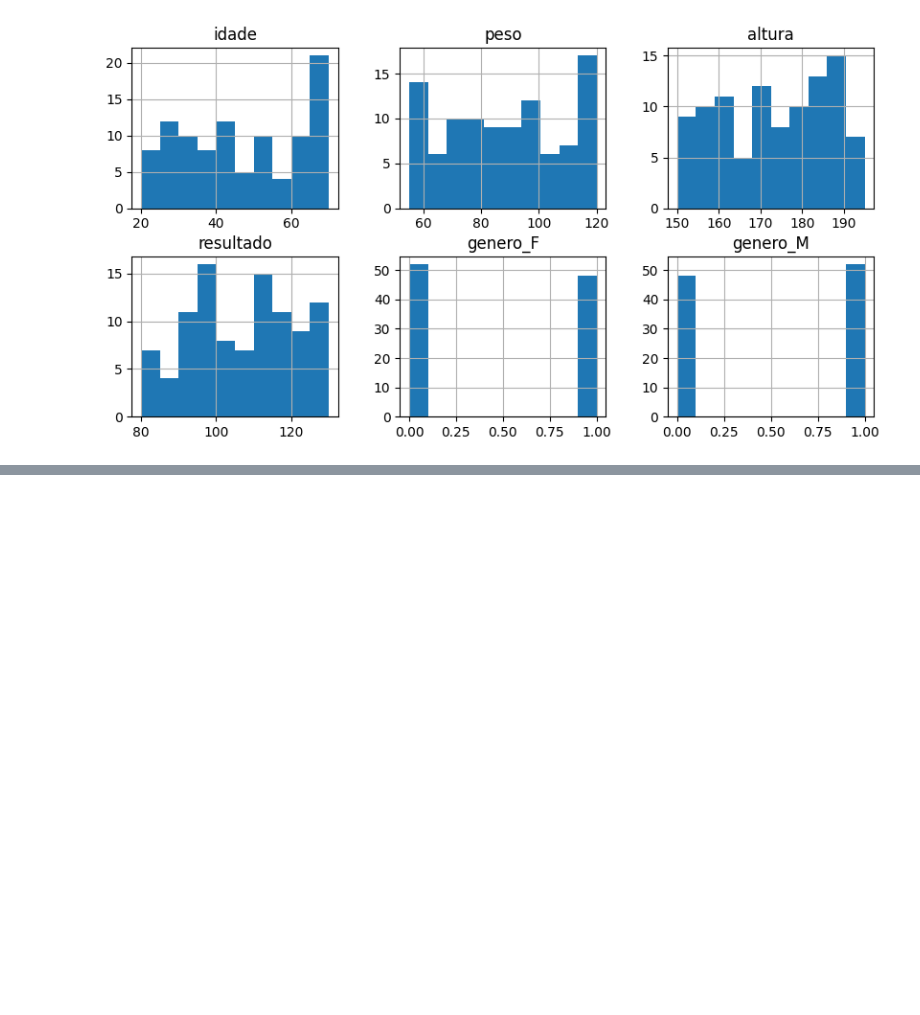
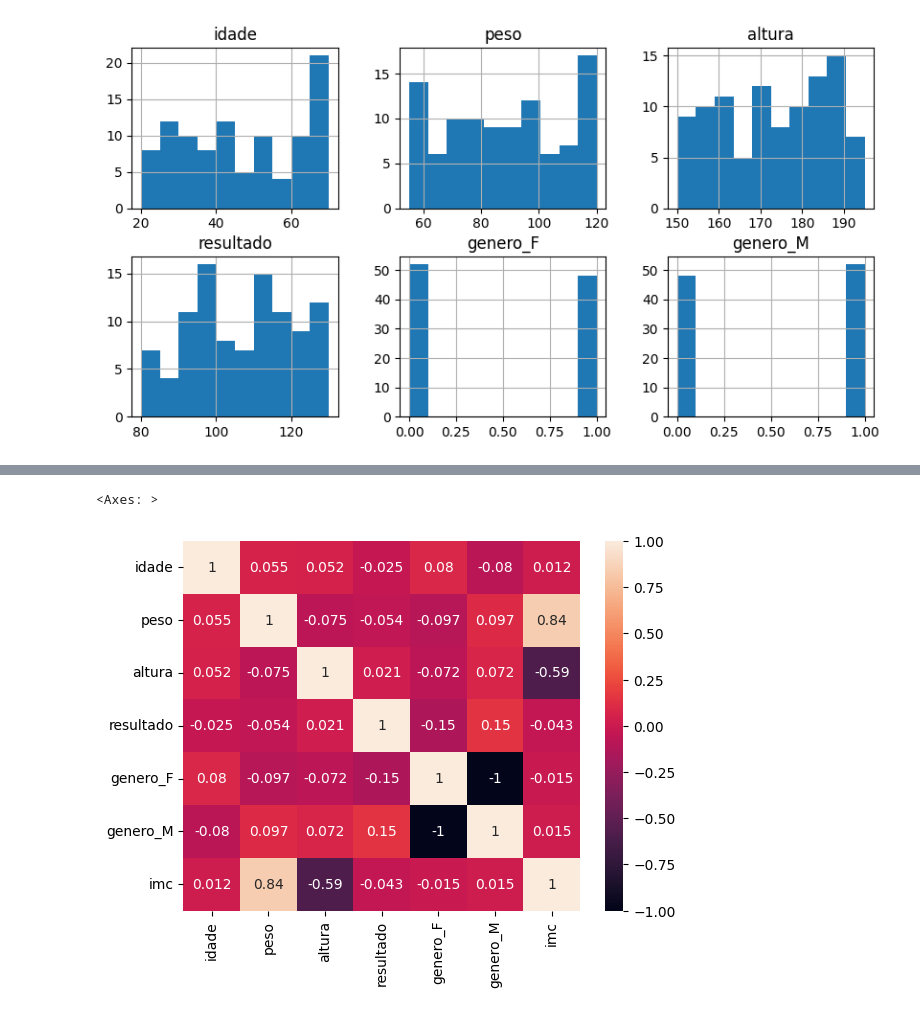
Before and after one commit to marciocamello/ml-diabetes-model, a Jupyter notebook: modelo_diabetes.ipynb, the cells around one changed output, grey strips where cells are left out. Saved outputs shown, nothing was run; the diff lists cells and outputs as text; code cells hidden in the pictures; blank space fills up the shorter version.

```diff
--- a/modelo_diabetes.ipynb
+++ b/modelo_diabetes.ipynb
@@ -106,3 +106,8 @@ array([[<Axes: title={'center': 'idade'}>,
         <Axes: title={'center': 'genero_F'}>,
         <Axes: title={'center': 'genero_M'}>]], dtype=object)
 [figure]
+# %%
+# Criar uma feature nova
+# IMC (Indice de Massa Corporal)
+# IMC = peso (kg) / altura (m) ^2
+df_exames['imc'] = (df_exames['peso'] / ((df_exames['altura'] / 100) ** 2))
@@ -108,0 +145,6 @@ array([[<Axes: title={'center': 'idade'}>,
+# %%
+# # Apresentar Mapa de Calor com correlacao entre as variaveis
+sns.heatmap(df_exames.corr(), vmin=-1, vmax=1, annot=True)
+# %% [output]
+<Axes: >
+[figure, added]
```
Also changed, not shown: parts of 21 cells of this notebook, 3 other files.
